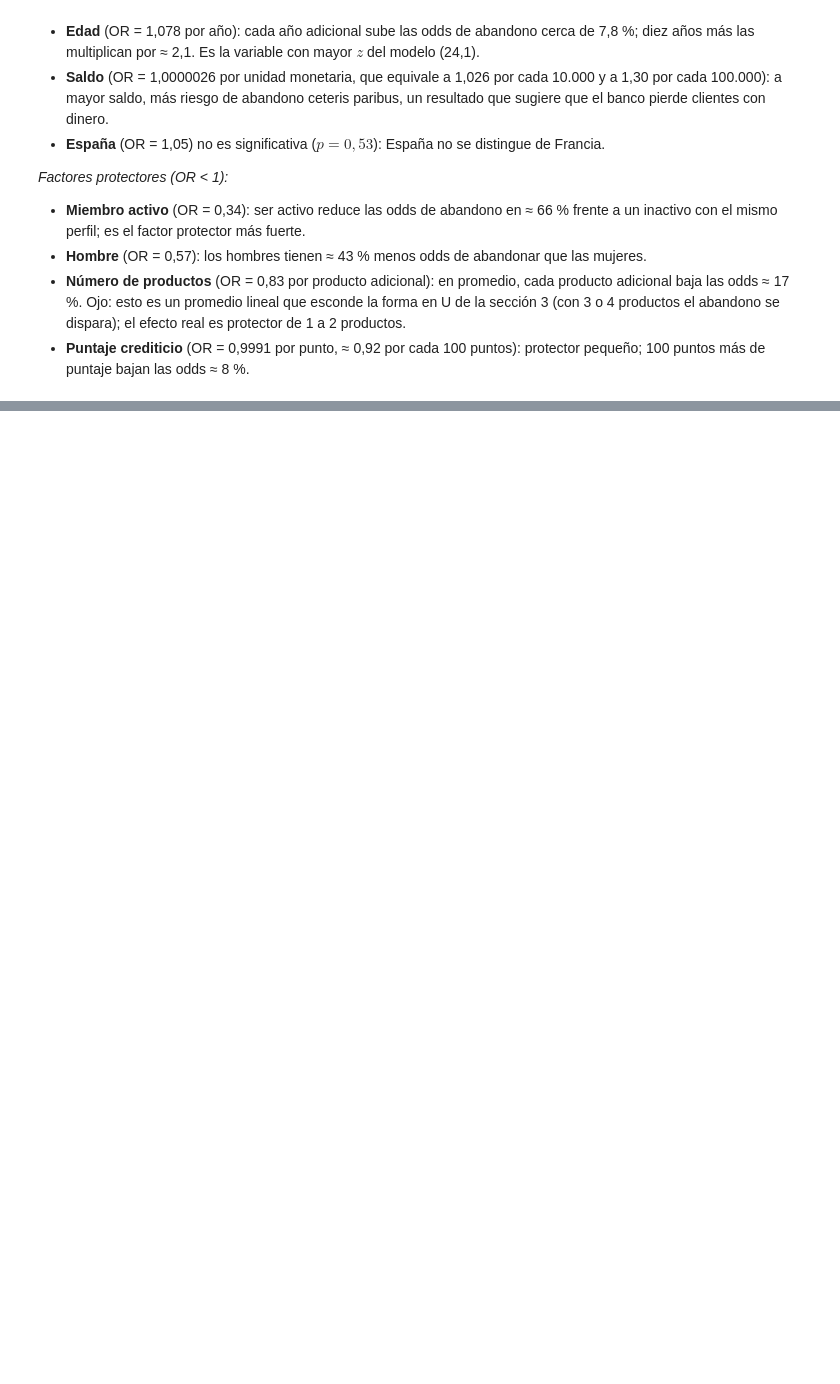
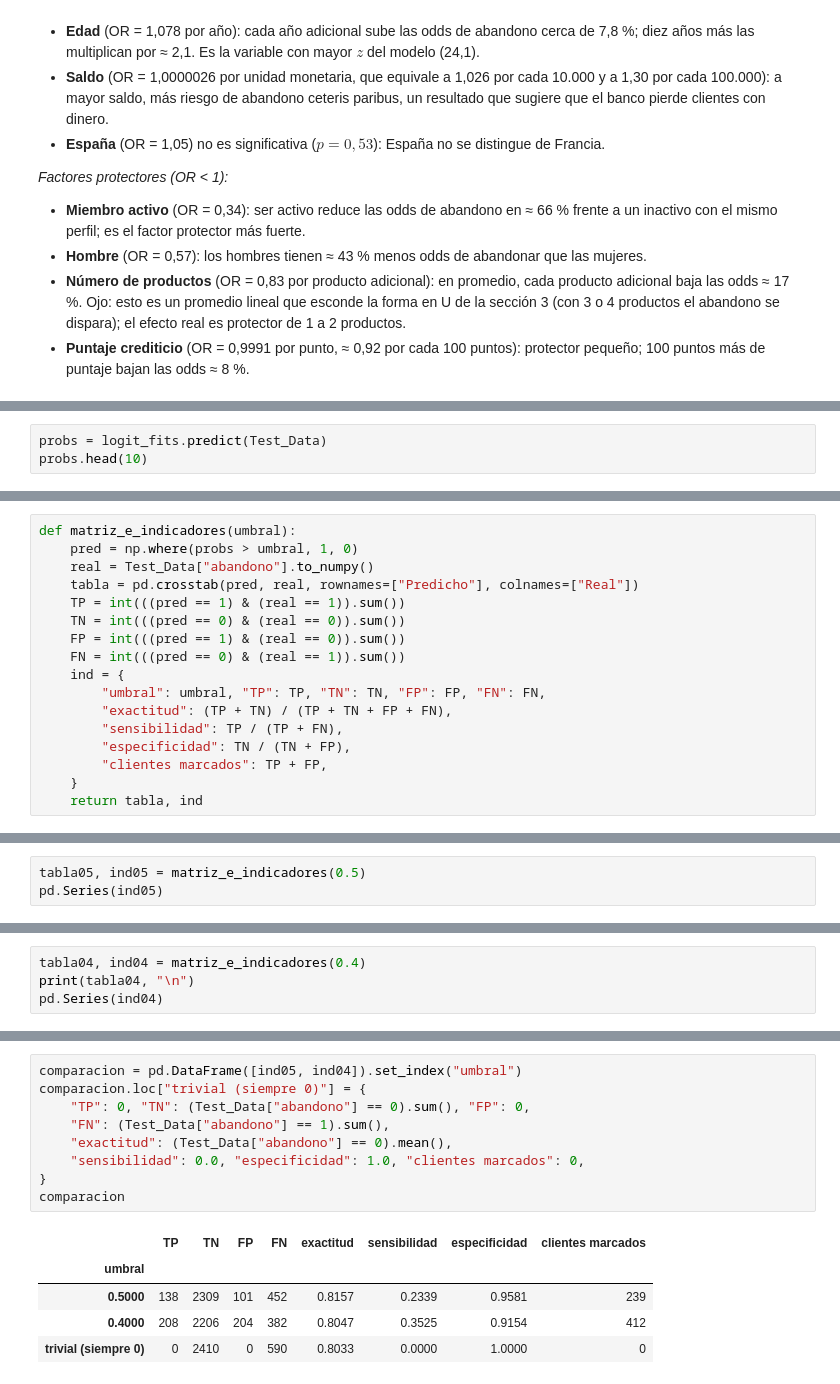
Before and after one commit to Slgxhannel/taller-abandono-producto-20262-Loaiza-Rojas, a Jupyter notebook: Taller_Abandono_Producto_Financiero_Santiago_Loaiza_Leonardo_Rojas.ipynb, the cells around one changed output, grey strips where cells are left out. Cells and saved outputs as stored; diff of their text form; blank space fills up the shorter version.

Commit message:
Punto 6: matriz confusion e indicadores

```diff
--- a/Taller_Abandono_Producto_Financiero_Santiago_Loaiza_Leonardo_Rojas.ipynb
+++ b/Taller_Abandono_Producto_Financiero_Santiago_Loaiza_Leonardo_Rojas.ipynb
@@ -912,0 +915,3 @@ Mirando cada una en fit6: **`tiene_tarjeta`** no paga su puesto ($p = 0{,}965$,
+# %%
+probs = logit_fits.predict(Test_Data)
+probs.head(10)
@@ -912,0 +930,17 @@ Mirando cada una en fit6: **`tiene_tarjeta`** no paga su puesto ($p = 0{,}965$,
+# %%
+def matriz_e_indicadores(umbral):
+    pred = np.where(probs > umbral, 1, 0)
+    real = Test_Data["abandono"].to_numpy()
+    tabla = pd.crosstab(pred, real, rownames=["Predicho"], colnames=["Real"])
+    TP = int(((pred == 1) & (real == 1)).sum())
+    TN = int(((pred == 0) & (real == 0)).sum())
+    FP = int(((pred == 1) & (real == 0)).sum())
+    FN = int(((pred == 0) & (real == 1)).sum())
+    ind = {
+        "umbral": umbral, "TP": TP, "TN": TN, "FP": FP, "FN": FN,
+        "exactitud": (TP + TN) / (TP + TN + FP + FN),
+        "sensibilidad": TP / (TP + FN),
+        "especificidad": TN / (TN + FP),
+        "clientes marcados": TP + FP,
+    }
+    return tabla, ind
@@ -912,0 +956,3 @@ Mirando cada una en fit6: **`tiene_tarjeta`** no paga su puesto ($p = 0{,}965$,
+# %%
+tabla05, ind05 = matriz_e_indicadores(0.5)
+pd.Series(ind05)
@@ -912,0 +970,4 @@ Mirando cada una en fit6: **`tiene_tarjeta`** no paga su puesto ($p = 0{,}965$,
+# %%
+tabla04, ind04 = matriz_e_indicadores(0.4)
+print(tabla04, "\n")
+pd.Series(ind04)
@@ -912,0 +989,15 @@ Mirando cada una en fit6: **`tiene_tarjeta`** no paga su puesto ($p = 0{,}965$,
+# %%
+comparacion = pd.DataFrame([ind05, ind04]).set_index("umbral")
+comparacion.loc["trivial (siempre 0)"] = {
+    "TP": 0, "TN": (Test_Data["abandono"] == 0).sum(), "FP": 0,
+    "FN": (Test_Data["abandono"] == 1).sum(),
+    "exactitud": (Test_Data["abandono"] == 0).mean(),
+    "sensibilidad": 0.0, "especificidad": 1.0, "clientes marcados": 0,
+}
+comparacion
+# %% [output]
+|  | TP | TN | FP | FN | exactitud | sensibilidad | especificidad | clientes marcados |
+| umbral |  |  |  |  |  |  |  |  |
+| 0.5000 | 138 | 2309 | 101 | 452 | 0.8157 | 0.2339 | 0.9581 | 239 |
+| 0.4000 | 208 | 2206 | 204 | 382 | 0.8047 | 0.3525 | 0.9154 | 412 |
+| trivial (siempre 0) | 0 | 2410 | 0 | 590 | 0.8033 | 0.0000 | 1.0000 | 0 |
```
Also changed, not shown: parts of 6 cells of this notebook.
